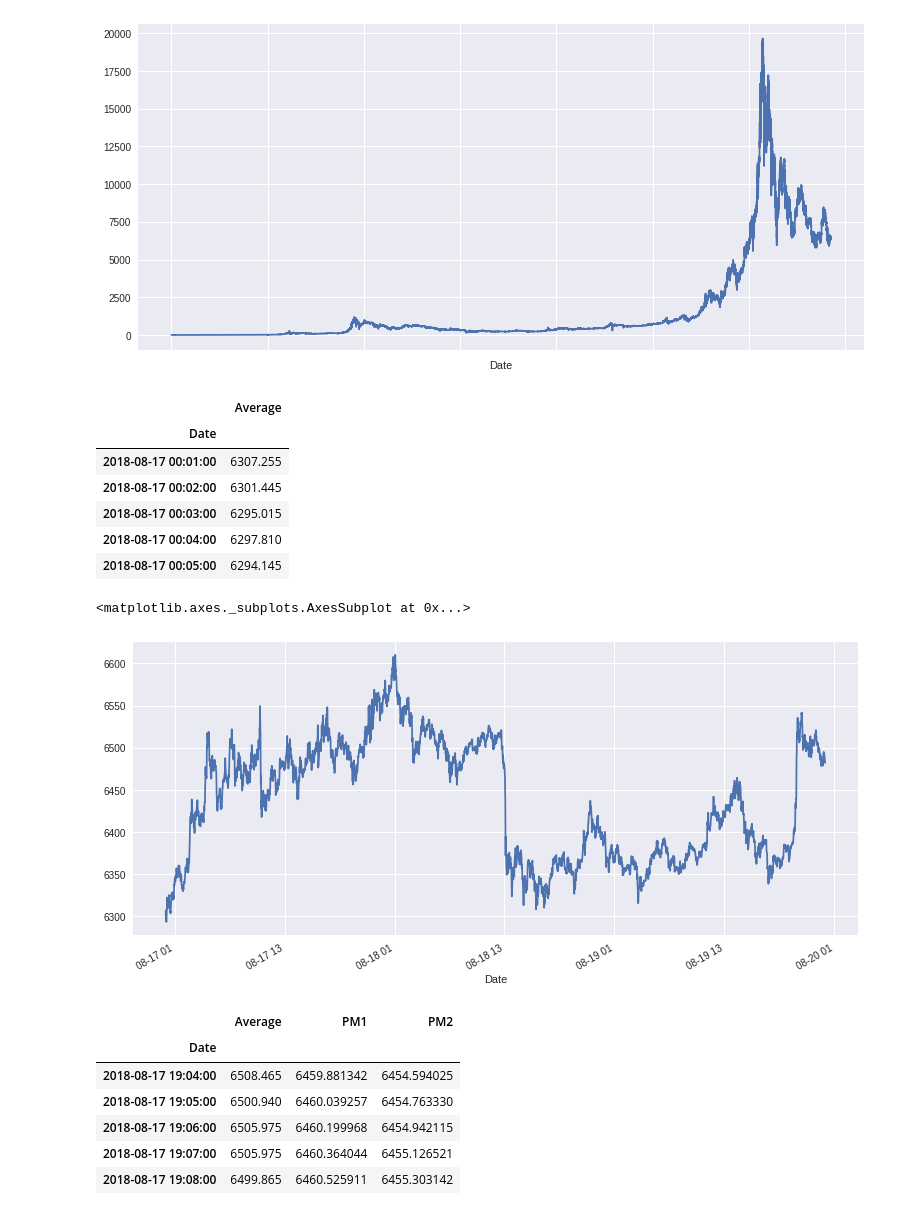
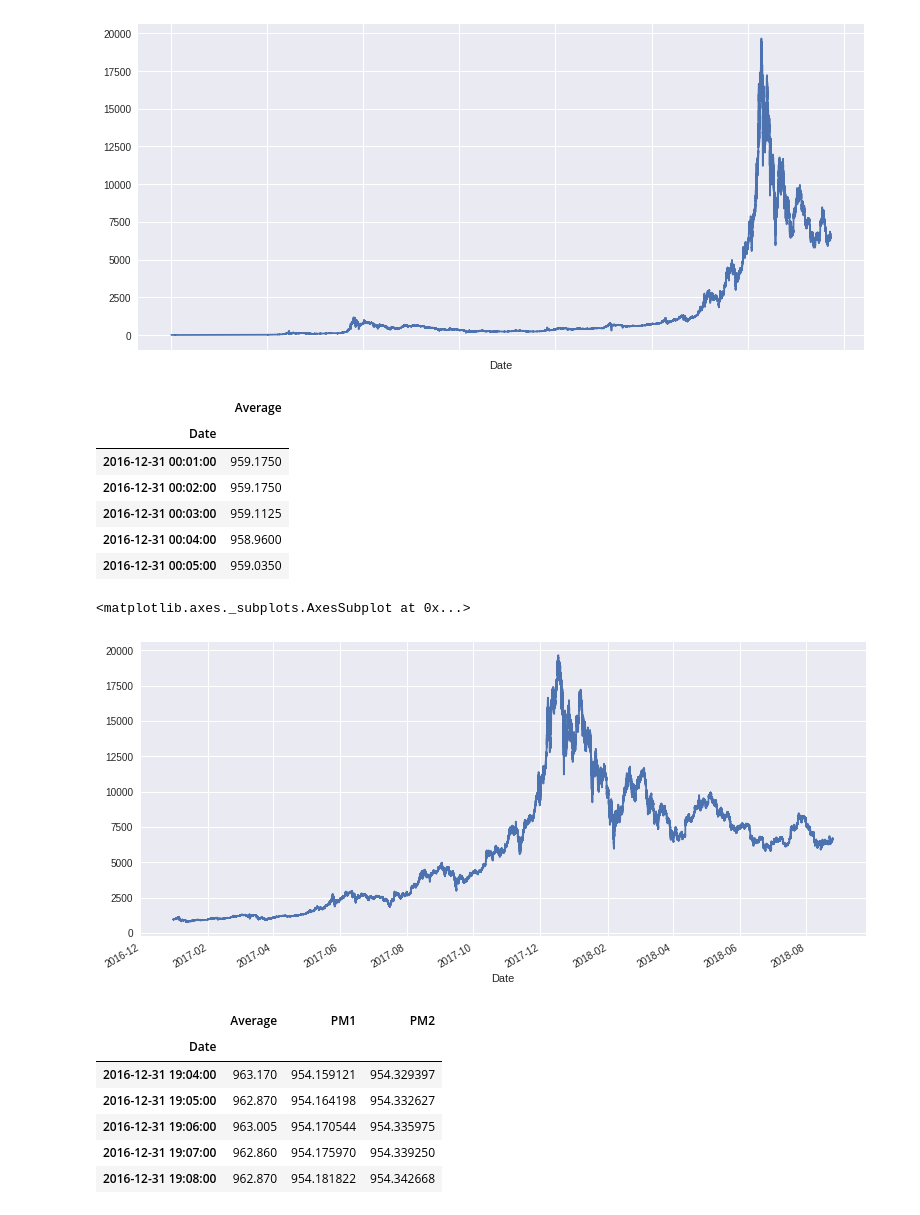
Before and after one commit to tonyarroyave/CobinhoodBot, a Jupyter notebook: backtesting/Moving Average.ipynb, the cells around one changed output. Saved outputs shown, nothing was run; the diff lists cells and outputs as text; code cells hidden in the pictures.

```diff
--- a/backtesting/Moving Average.ipynb
+++ b/backtesting/Moving Average.ipynb
@@ -35,21 +35,21 @@ df['Average'].plot(figsize=(13,6))
 # %%
 # getting just last 6 months
 df.index = pd.to_datetime(df.index)
-df_M = df.last('3D').copy()
+df_M = df.last('2Y').copy()
 df_M.head(5)
 # %% [output]
 |  | Average |
 | Date |  |
-| 2018-08-17 00:01:00 | 6307.255 |
-| 2018-08-17 00:02:00 | 6301.445 |
-| 2018-08-17 00:03:00 | 6295.015 |
-| 2018-08-17 00:04:00 | 6297.810 |
-| 2018-08-17 00:05:00 | 6294.145 |
+| 2016-12-31 00:01:00 | 959.1750 |
+| 2016-12-31 00:02:00 | 959.1750 |
+| 2016-12-31 00:03:00 | 959.1125 |
+| 2016-12-31 00:04:00 | 958.9600 |
+| 2016-12-31 00:05:00 | 959.0350 |
 # %%
 df_M['Average'].plot(figsize=(13,6))
 # %% [output]
 <matplotlib.axes._subplots.AxesSubplot at 0x...>
-[figure, old version]
+[figure, new version]
 # %%
 df_M['PM1'] = df_M['Average'].rolling(pm1).mean()
 df_M['PM2'] = df_M['Average'].rolling(pm2).mean()
@@ -58,11 +58,11 @@ df_M.head()
 # %% [output]
 |  | Average | PM1 | PM2 |
 | Date |  |  |  |
-| 2018-08-17 19:04:00 | 6508.465 | 6459.881342 | 6454.594025 |
-| 2018-08-17 19:05:00 | 6500.940 | 6460.039257 | 6454.763330 |
-| 2018-08-17 19:06:00 | 6505.975 | 6460.199968 | 6454.942115 |
-| 2018-08-17 19:07:00 | 6505.975 | 6460.364044 | 6455.126521 |
-| 2018-08-17 19:08:00 | 6499.865 | 6460.525911 | 6455.303142 |
+| 2016-12-31 19:04:00 | 963.170 | 954.159121 | 954.329397 |
+| 2016-12-31 19:05:00 | 962.870 | 954.164198 | 954.332627 |
+| 2016-12-31 19:06:00 | 963.005 | 954.170544 | 954.335975 |
+| 2016-12-31 19:07:00 | 962.860 | 954.175970 | 954.339250 |
+| 2016-12-31 19:08:00 | 962.870 | 954.181822 | 954.342668 |
 # %%
 df_M.plot(figsize=(12,8))
 # %% [output]
```
Also changed, not shown: parts of 6 cells of this notebook, 1 other file.
